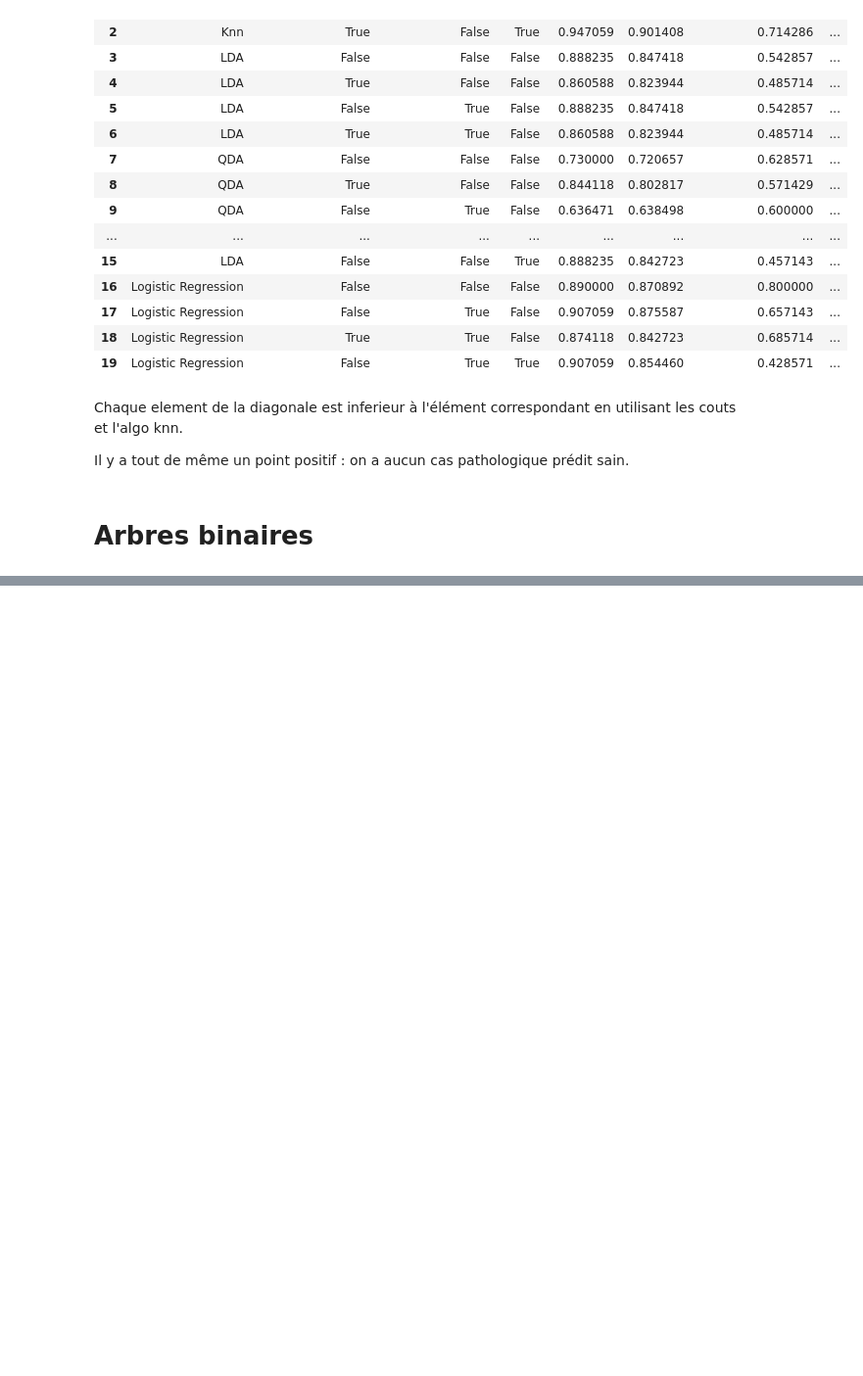
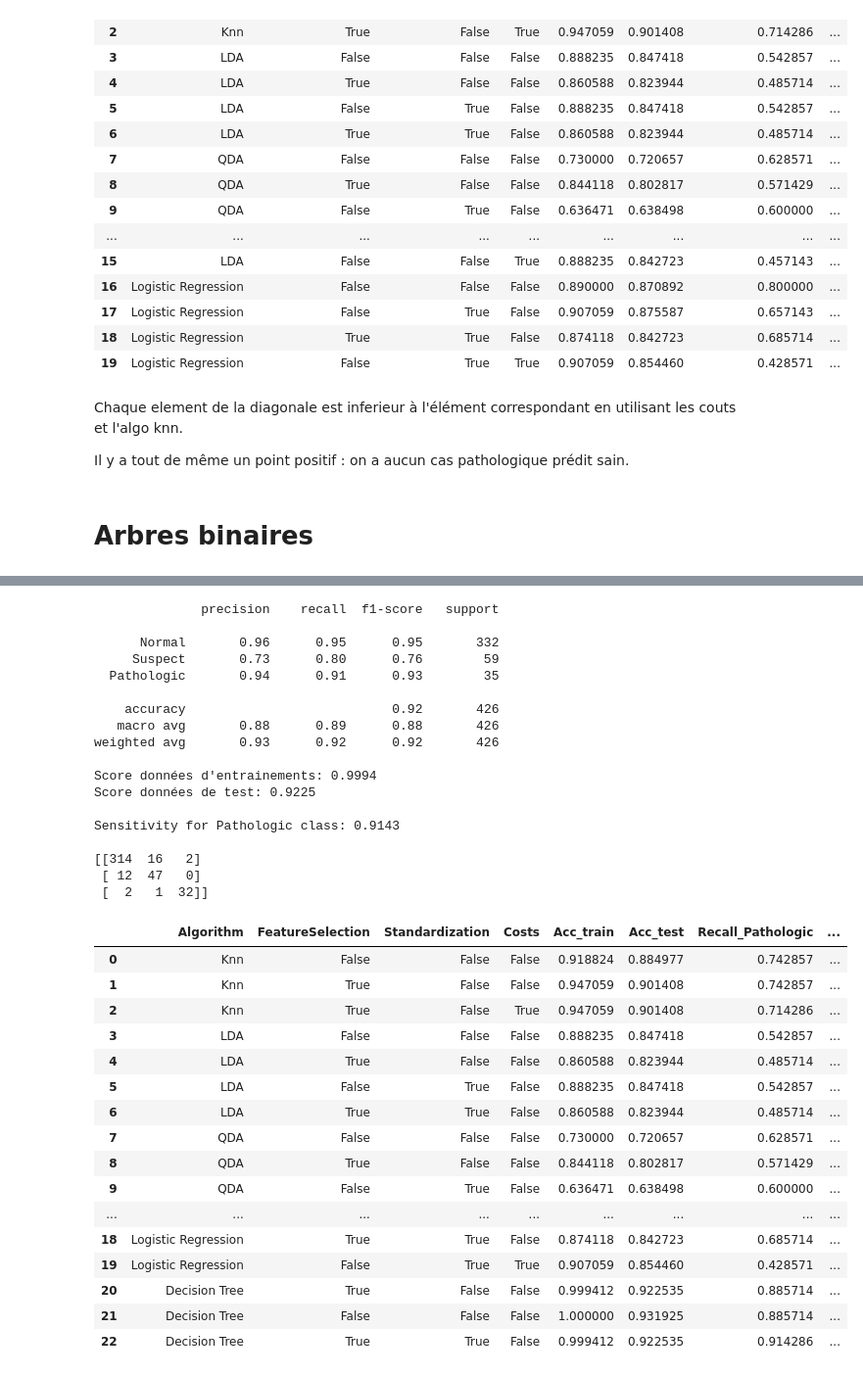
Before and after one commit to smanchajm/SY09-Fetal-Health-Prediction, a Jupyter notebook: supervised_prediction.ipynb, the cells around one changed output, grey strips where cells are left out. Shown at 98% size. Saved outputs shown, nothing was run; the diff lists cells and outputs as text; code cells hidden in the pictures; blank space fills up the shorter version.

```diff
--- a/supervised_prediction.ipynb
+++ b/supervised_prediction.ipynb
@@ -1603,0 +1595,54 @@ Consusion Matrix :
+# %%
+
+pipeline_decision_tree_selection = make_pipeline(StandardScaler(), DecisionTreeClassifier(criterion='entropy', class_weight='balanced'))
+pipeline_decision_tree_selection.fit(data_train_selected, labels_train_selected)
+
+predicted_labels = pipeline_decision_tree_selection.predict(data_test_selected)
+print(classification_report(labels_test_selected, predicted_labels, target_names=['Normal', 'Suspect', 'Pathologic']))
+
+print(f"Score données d'entrainements: {pipeline_decision_tree_selection.score(data_train_selected, labels_train_selected):.4f}")
+print(f"Score données de test: {pipeline_decision_tree_selection.score(data_test_selected, labels_test_selected):.4f} \n")
+print(f"Sensitivity for Pathologic class: {classification_report(labels_test_selected, predicted_labels, target_names=['Normal', 'Suspect', 'Pathologic'], output_dict=True)['Pathologic']['recall']:.4f} \n")
+print(confusion_matrix(labels_test_selected, predicted_labels))
+
+cm = confusion_matrix(labels_test_selected, predicted_labels)
+patho_predicted_as_patho_or_suspect = (cm[2,1]+cm[2,2])/sum(cm[2])
+
+accuracies_dataframe = update_line(accuracies_dataframe, 'Decision Tree', True, True, False, pipeline_decision_tree_selection.score(data_train_selected, labels_train_selected), pipeline_decision_tree_selection.score(data_test_selected, labels_test_selected), classification_report(labels_test_selected, predicted_labels, target_names=['Normal', 'Suspect', 'Pathologic'], output_dict=True)['Pathologic']['recall'], patho_predicted_as_patho_or_suspect)
+accuracies_dataframe
+# %% [output]
+              precision    recall  f1-score   support
+
+      Normal       0.96      0.95      0.95       332
+     Suspect       0.73      0.80      0.76        59
+  Pathologic       0.94      0.91      0.93        35
+
+    accuracy                           0.92       426
+   macro avg       0.88      0.89      0.88       426
+weighted avg       0.93      0.92      0.92       426
+
+Score données d'entrainements: 0.9994
+Score données de test: 0.9225
+
+Sensitivity for Pathologic class: 0.9143
+
+[[314  16   2]
+ [ 12  47   0]
+ [  2   1  32]]
+|  | Algorithm | FeatureSelection | Standardization | Costs | Acc_train | Acc_test | Recall_Pathologic | ... |
+| 0 | Knn | False | False | False | 0.918824 | 0.884977 | 0.742857 | ... |
+| 1 | Knn | True | False | False | 0.947059 | 0.901408 | 0.742857 | ... |
+| 2 | Knn | True | False | True | 0.947059 | 0.901408 | 0.714286 | ... |
+| 3 | LDA | False | False | False | 0.888235 | 0.847418 | 0.542857 | ... |
+| 4 | LDA | True | False | False | 0.860588 | 0.823944 | 0.485714 | ... |
+| 5 | LDA | False | True | False | 0.888235 | 0.847418 | 0.542857 | ... |
+| 6 | LDA | True | True | False | 0.860588 | 0.823944 | 0.485714 | ... |
+| 7 | QDA | False | False | False | 0.730000 | 0.720657 | 0.628571 | ... |
+| 8 | QDA | True | False | False | 0.844118 | 0.802817 | 0.571429 | ... |
+| 9 | QDA | False | True | False | 0.636471 | 0.638498 | 0.600000 | ... |
+| ... | ... | ... | ... | ... | ... | ... | ... | ... |
+| 18 | Logistic Regression | True | True | False | 0.874118 | 0.842723 | 0.685714 | ... |
+| 19 | Logistic Regression | False | True | True | 0.907059 | 0.854460 | 0.428571 | ... |
+| 20 | Decision Tree | True | False | False | 0.999412 | 0.922535 | 0.885714 | ... |
+| 21 | Decision Tree | False | False | False | 1.000000 | 0.931925 | 0.885714 | ... |
+| 22 | Decision Tree | True | True | False | 0.999412 | 0.922535 | 0.914286 | ... |
```
Also changed, not shown: parts of 13 cells of this notebook.
